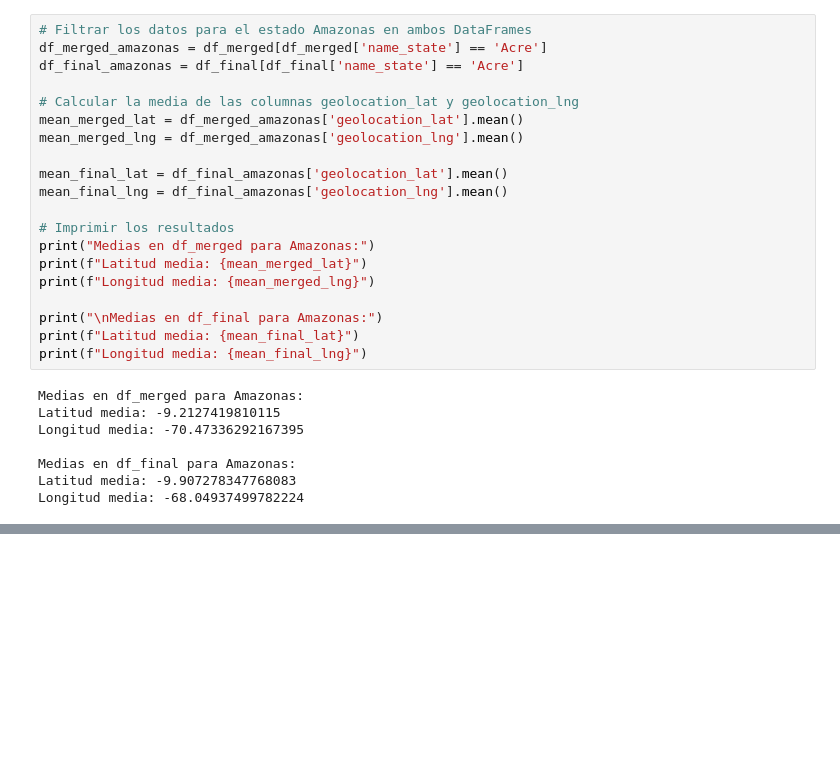
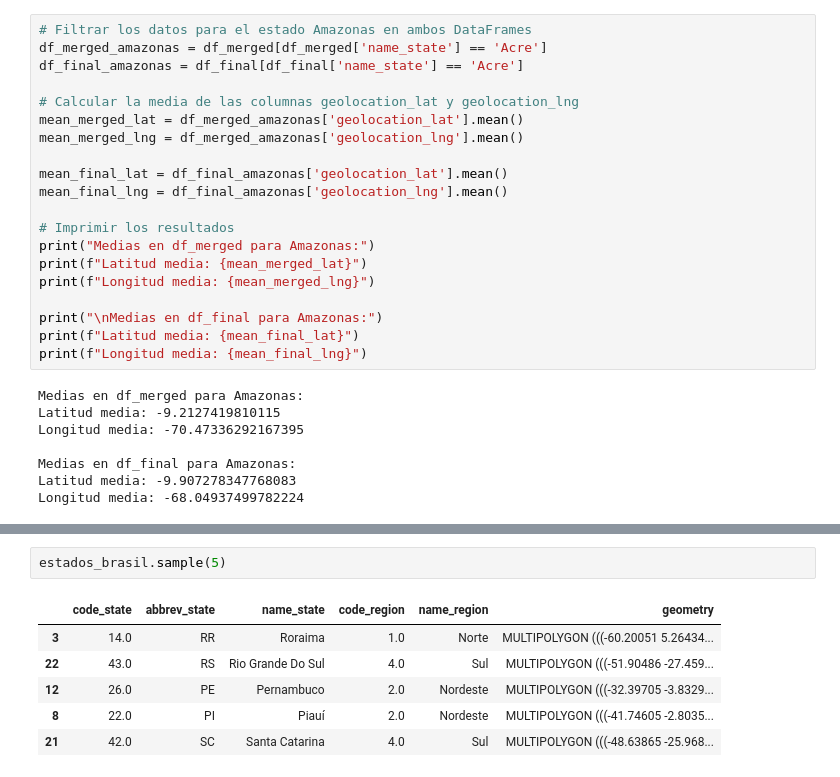
Before and after one commit to LeopoldoGitHub/Dashboard_Ventas_BCX, a Jupyter notebook: prueva.ipynb, the cells around one changed output, grey strips where cells are left out. Cells and saved outputs as stored; diff of their text form; blank space fills up the shorter version.

```diff
--- a/prueva.ipynb
+++ b/prueva.ipynb
@@ -370,0 +427,9 @@ Longitud media: -68.04937499782224
+# %%
+estados_brasil.sample(5)
+# %% [output]
+|  | code_state | abbrev_state | name_state | code_region | name_region | geometry |
+| 3 | 14.0 | RR | Roraima | 1.0 | Norte | MULTIPOLYGON (((-60.20051 5.26434... |
+| 22 | 43.0 | RS | Rio Grande Do Sul | 4.0 | Sul | MULTIPOLYGON (((-51.90486 -27.459... |
+| 12 | 26.0 | PE | Pernambuco | 2.0 | Nordeste | MULTIPOLYGON (((-32.39705 -3.8329... |
+| 8 | 22.0 | PI | Piauí | 2.0 | Nordeste | MULTIPOLYGON (((-41.74605 -2.8035... |
+| 21 | 42.0 | SC | Santa Catarina | 4.0 | Sul | MULTIPOLYGON (((-48.63865 -25.968... |
```
Also changed, not shown: parts of 7 cells of this notebook, 2 other files.
